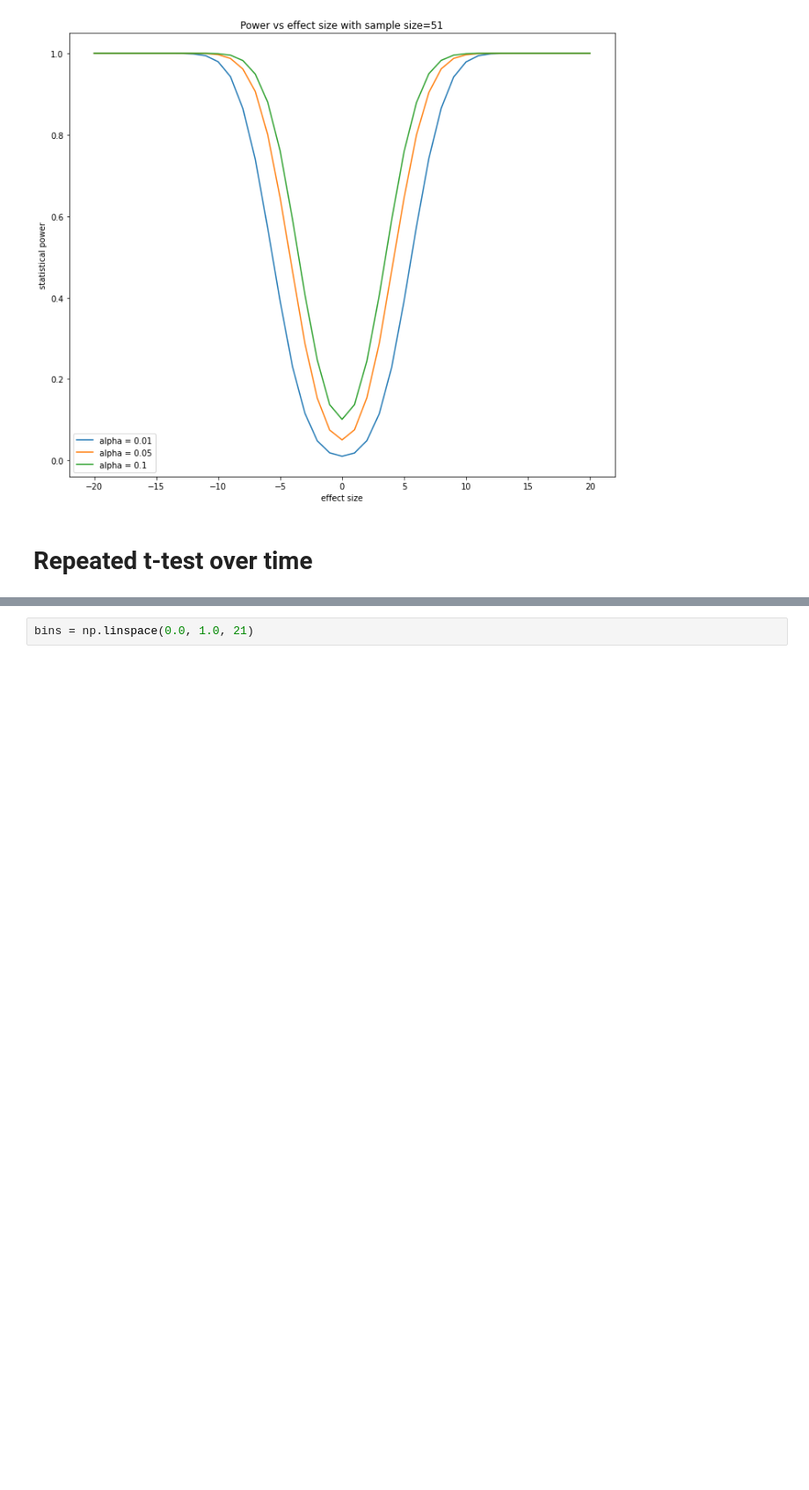
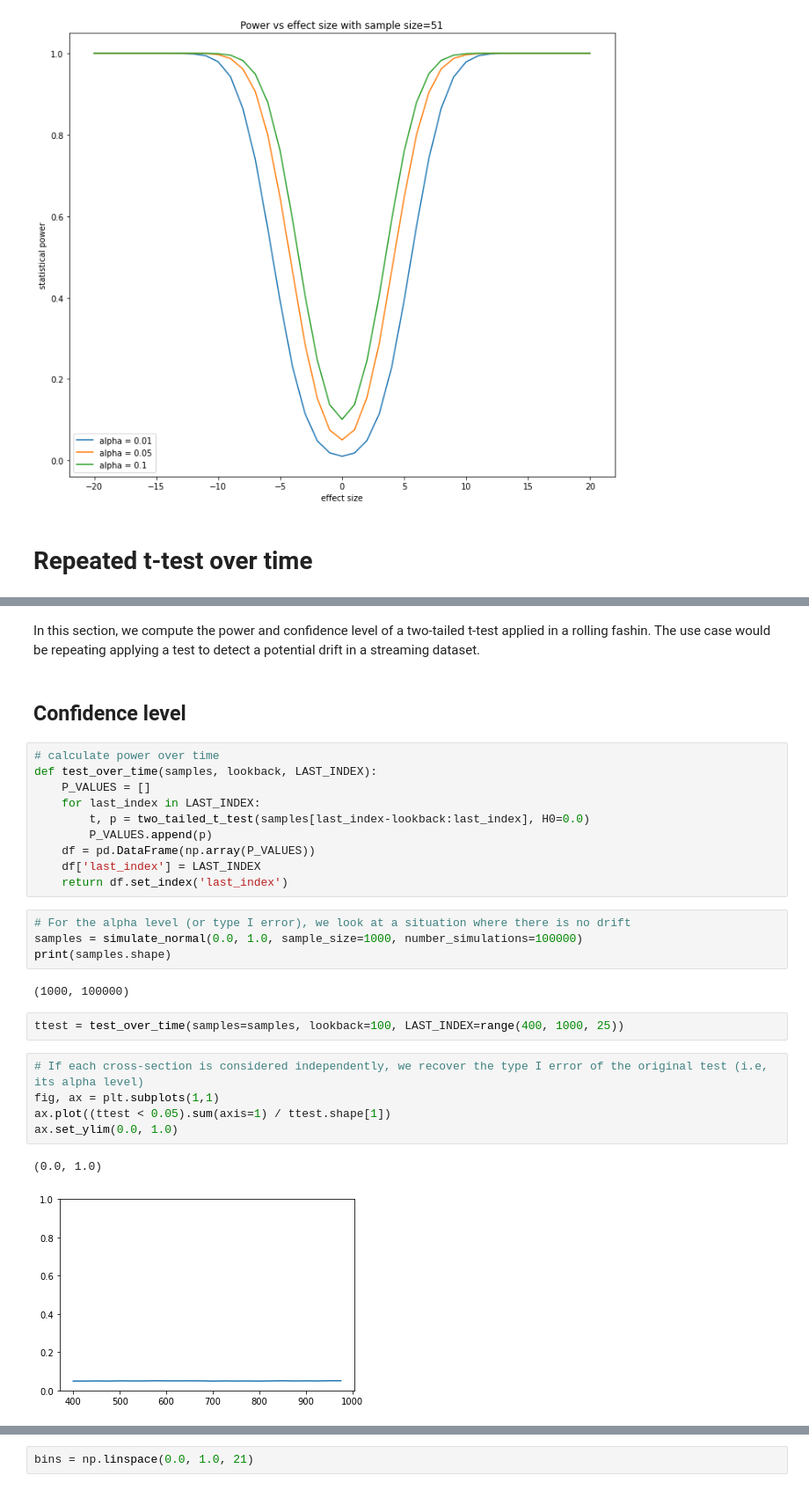
Before and after one commit to bcrestel/coursera_statisticalinferences, a Jupyter notebook: notebooks/two_tailed_ttest_extra.ipynb, the cells around one changed output, grey strips where cells are left out. Shown at 88% size. Drawn from its saved outputs; the diff is of its cells as text; blank space fills up the shorter version.

```diff
--- a/notebooks/two_tailed_ttest_extra.ipynb
+++ b/notebooks/two_tailed_ttest_extra.ipynb
@@ -103,0 +118,31 @@ Let's see what happens when we repeatedly apply a t-test on a time-series to see
+# %% [markdown]
+In this section, we compute the power and confidence level of a two-tailed t-test applied in a rolling fashin.
+The use case would be repeating applying a test to detect a potential drift in a streaming dataset.
+# %% [markdown]
+## Confidence level
+# %%
+# calculate power over time
+def test_over_time(samples, lookback, LAST_INDEX):
+    P_VALUES = []
+    for last_index in LAST_INDEX:
+        t, p = two_tailed_t_test(samples[last_index-lookback:last_index], H0=0.0)
+        P_VALUES.append(p)
+    df = pd.DataFrame(np.array(P_VALUES))
+    df['last_index'] = LAST_INDEX
+    return df.set_index('last_index')
+# %%
+# For the alpha level (or type I error), we look at a situation where there is no drift
+samples = simulate_normal(0.0, 1.0, sample_size=1000, number_simulations=100000)
+print(samples.shape)
+# %% [output]
+(1000, 100000)
+# %%
+ttest = test_over_time(samples=samples, lookback=100, LAST_INDEX=range(400, 1000, 25))
+# %%
+# If each cross-section is considered independently, we recover the type I error of the original test (i.e, its alpha level)
+fig, ax = plt.subplots(1,1)
+ax.plot((ttest < 0.05).sum(axis=1) / ttest.shape[1])
+ax.set_ylim(0.0, 1.0)
+# %% [output]
+(0.0, 1.0)
+[figure, added]
```
Also changed, not shown: parts of 20 cells of this notebook, 2 other files.
